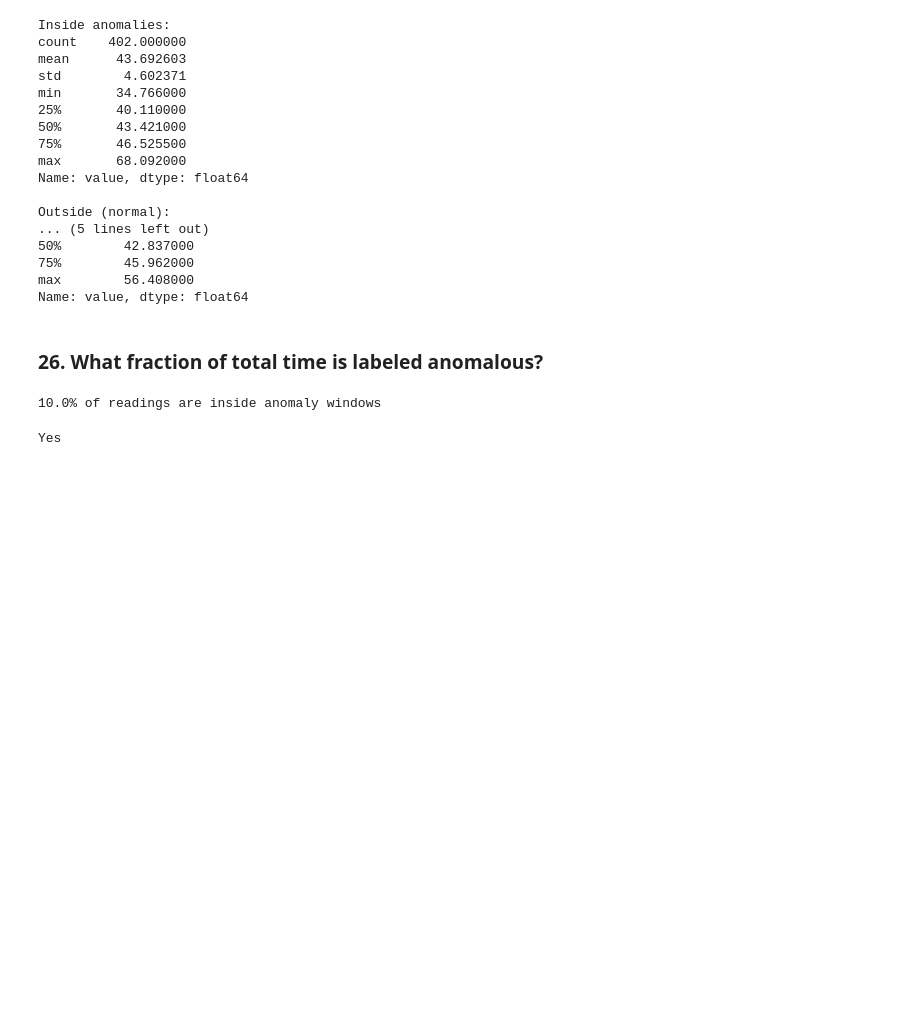
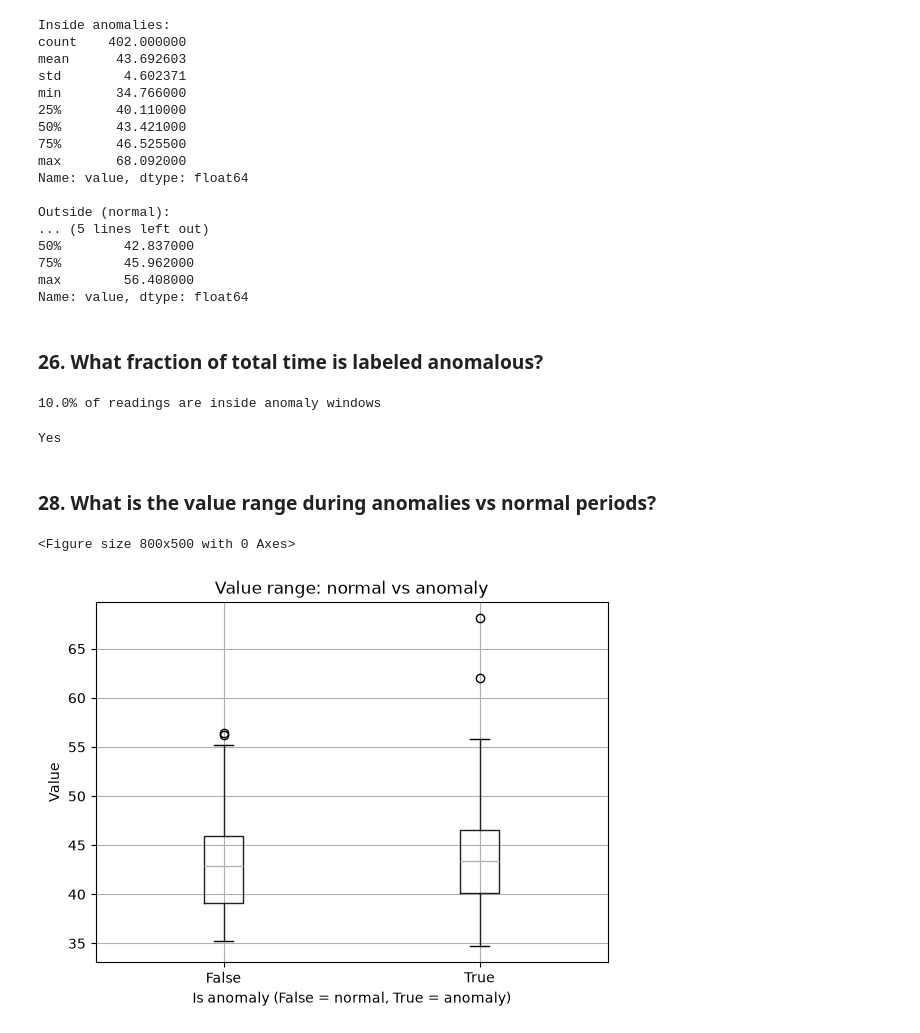
Before and after one commit to mukundnaramesh2605/Anomaly-detection-on-server-performance-metrics, a Jupyter notebook: EDA.ipynb, the cells around one changed output. Cells and saved outputs as stored; diff of their text form; code cells hidden in the pictures; blank space fills up the shorter version.

```diff
--- a/EDA.ipynb
+++ b/EDA.ipynb
@@ -335,3 +335,18 @@ print(f"{mask.mean() * 100:.1f}% of readings are inside anomaly windows")
 print('Yes')
 # %% [output]
 Yes
+# %% [markdown]
+### 28. What is the value range during anomalies vs normal periods?
+# %%
+df['is_anomaly'] = mask
+
+plt.figure(figsize=(8, 5))
+df.boxplot(column='value', by='is_anomaly')
+plt.title('Value range: normal vs anomaly')
+plt.suptitle('')
+plt.xlabel('Is anomaly (False = normal, True = anomaly)')
+plt.ylabel('Value')
+plt.show()
+# %% [output]
+<Figure size 800x500 with 0 Axes>
+[figure, added]
```
